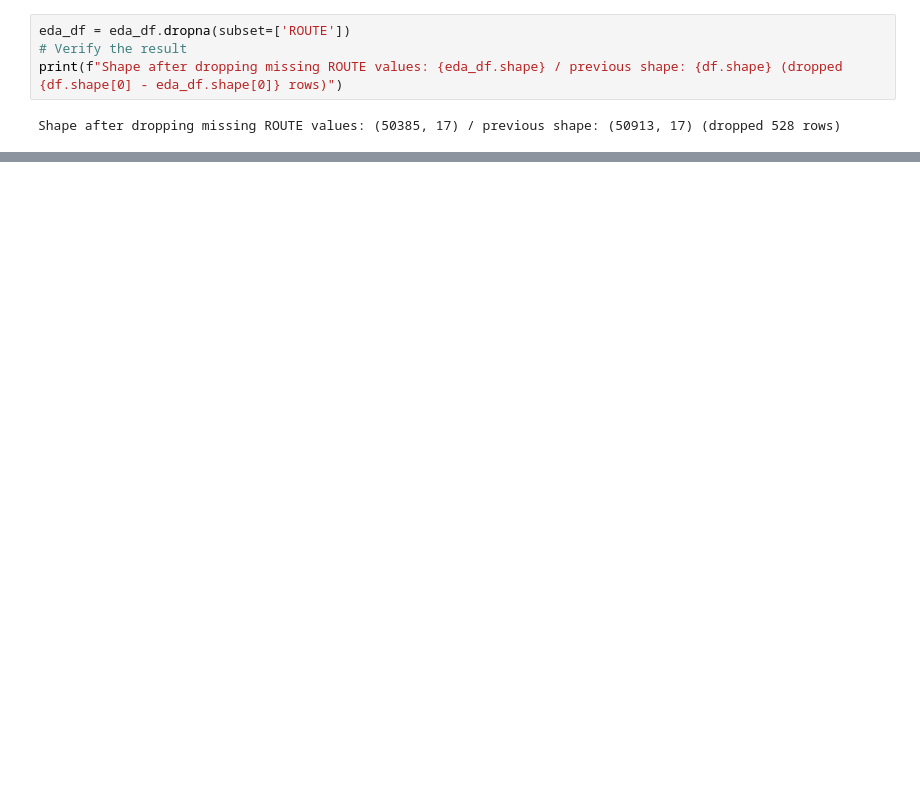
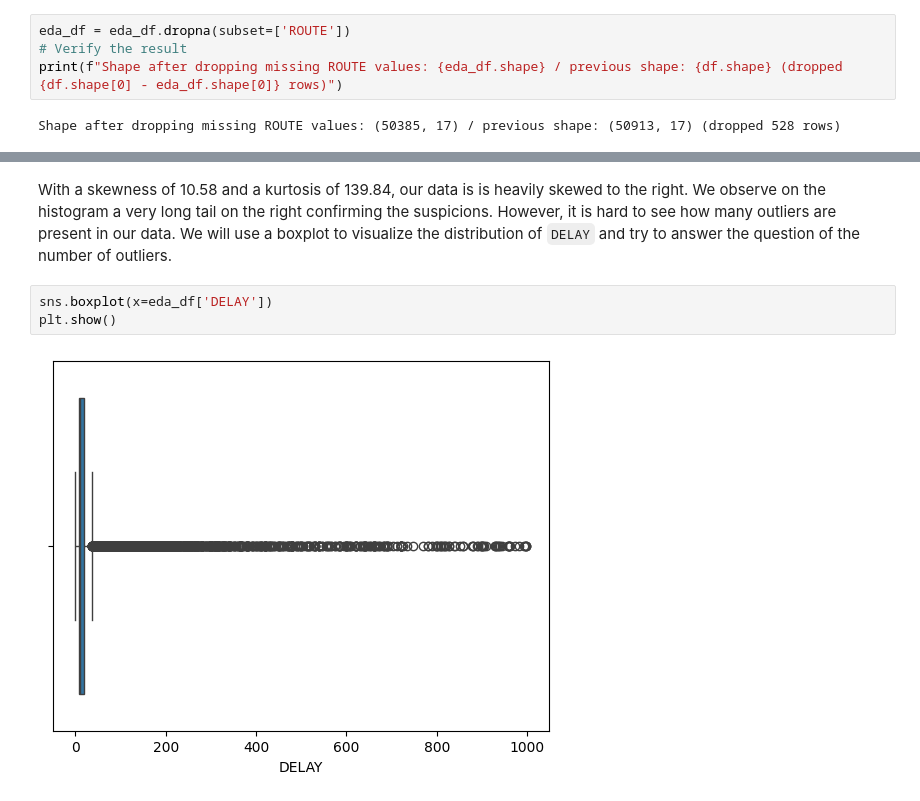
Before and after one commit to StutenEXE/utc-tz-machine-learning-toronto-bus-prediction, a Jupyter notebook: notebooks/2_eda.ipynb, the cells around one changed output, grey strips where cells are left out. Saved outputs shown, nothing was run; the diff lists cells and outputs as text; blank space fills up the shorter version.

Commit message:
[data] EDA progess - started univariated analysis

```diff
--- a/notebooks/2_eda.ipynb
+++ b/notebooks/2_eda.ipynb
@@ -220,0 +330,7 @@ Shape after dropping rows with missing data: (50338, 17) / previous shape: (5038
+# %% [markdown]
+With a skewness of 10.58 and a kurtosis of 139.84, our data is is heavily skewed to the right. We observe on the histogram a very long tail on the right confirming the suspicions. However, it is hard to see how many outliers are present in our data. We will use a boxplot to visualize the distribution of `DELAY` and try to answer the question of the number of outliers.
+# %%
+sns.boxplot(x=eda_df['DELAY'])
+plt.show()
+# %% [output]
+[figure, added]
```
Also changed, not shown: parts of 28 cells of this notebook, 3 other files.
